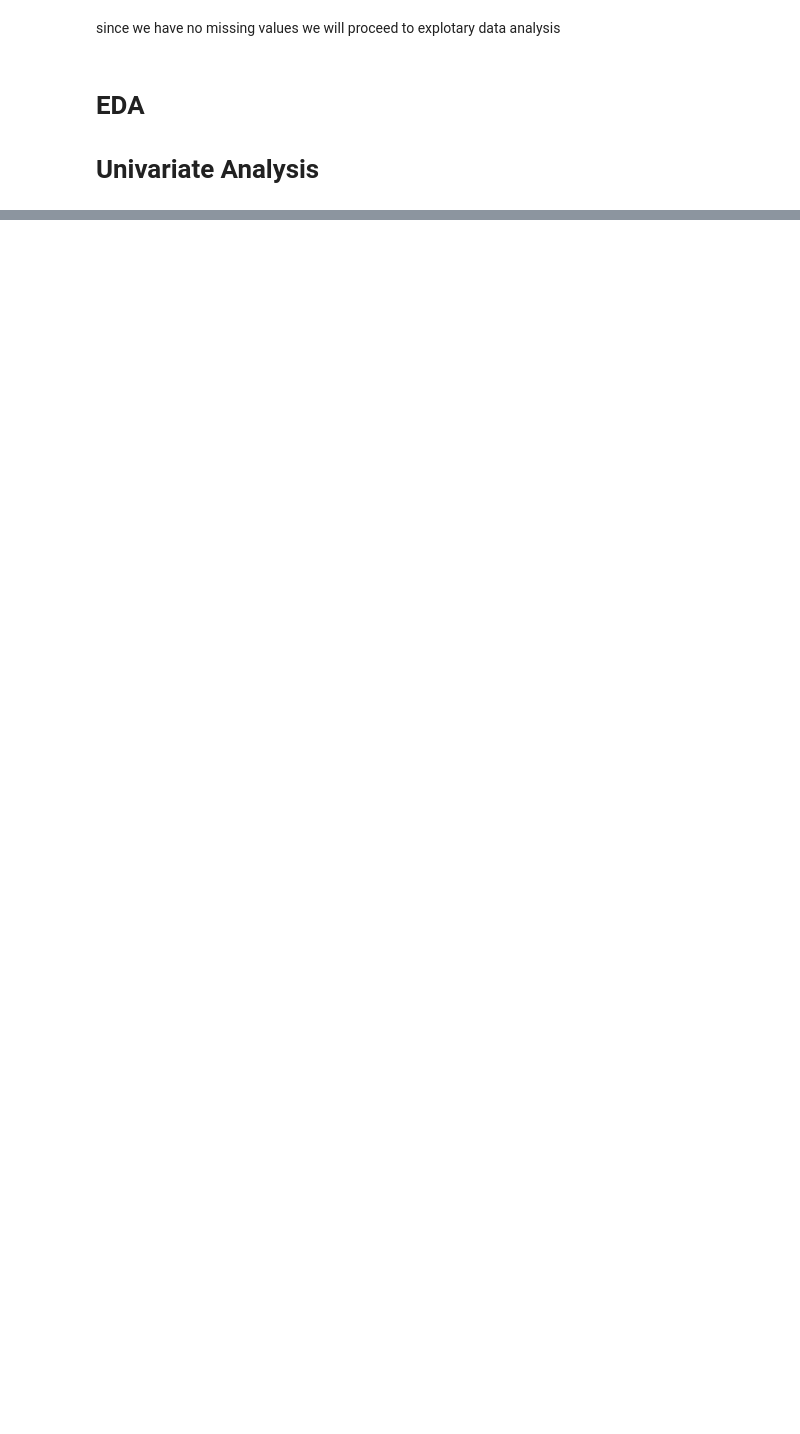
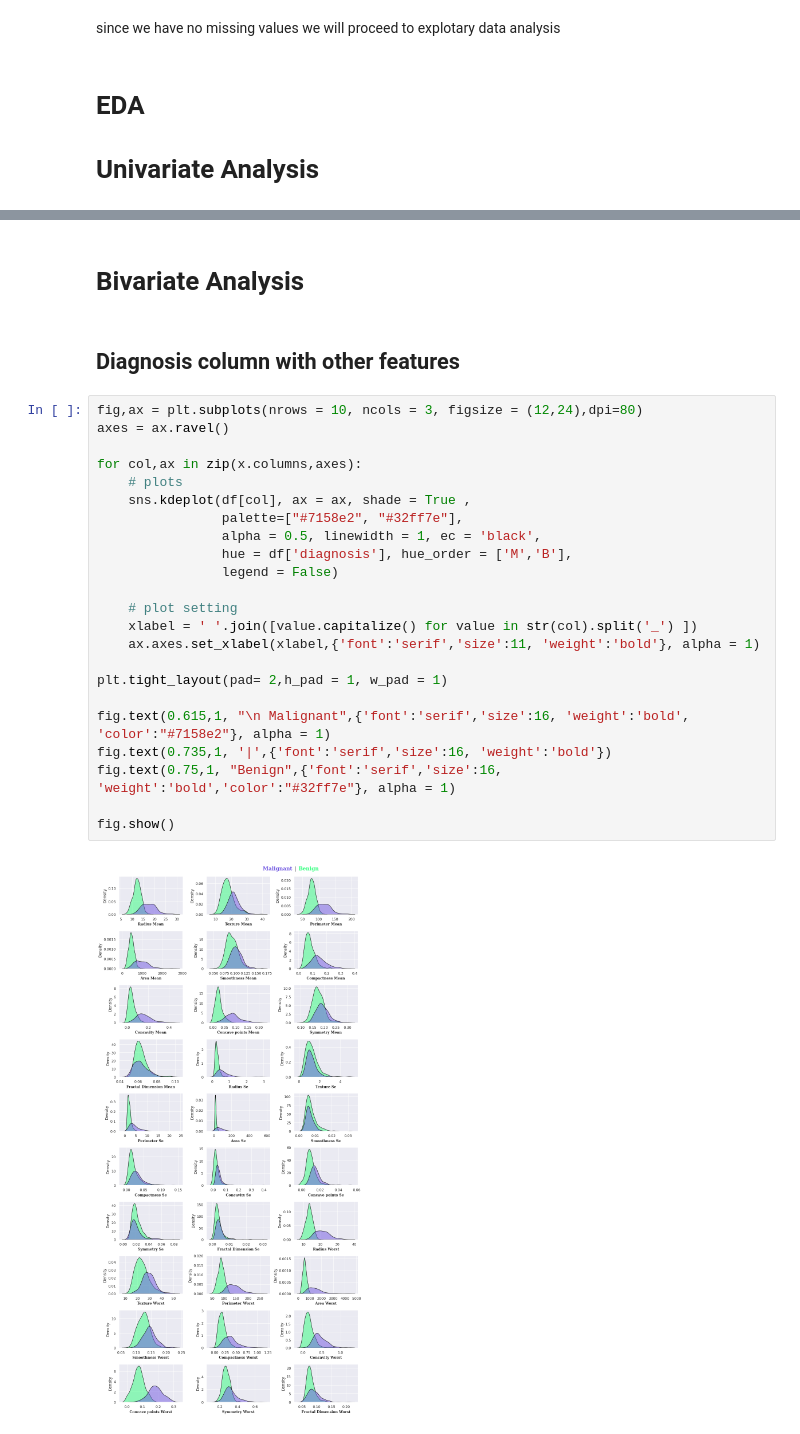
Before and after one commit to Jeremy-Tesh/casual-inference, a Jupyter notebook: notebooks/EDA.ipynb, the cells around one changed output, grey strips where cells are left out. Cells and saved outputs as stored; diff of their text form; blank space fills up the shorter version.

```diff
--- a/notebooks/EDA.ipynb
+++ b/notebooks/EDA.ipynb
@@ -81,0 +136,29 @@ since we have no missing values we will proceed to explotary data analysis
+# %% [markdown]
+# Bivariate Analysis
+# %% [markdown]
+## Diagnosis column with other features
+# %%
+fig,ax = plt.subplots(nrows = 10, ncols = 3, figsize = (12,24),dpi=80)
+axes = ax.ravel()
+
+for col,ax in zip(x.columns,axes):
+    # plots
+    sns.kdeplot(df[col], ax = ax, shade = True ,
+                palette=["#7158e2", "#32ff7e"],
+                alpha = 0.5, linewidth = 1, ec = 'black',
+                hue = df['diagnosis'], hue_order = ['M','B'],
+                legend = False)
+
+    # plot setting
+    xlabel = ' '.join([value.capitalize() for value in str(col).split('_') ])
+    ax.axes.set_xlabel(xlabel,{'font':'serif','size':11, 'weight':'bold'}, alpha = 1)
+
+plt.tight_layout(pad= 2,h_pad = 1, w_pad = 1)
+
+fig.text(0.615,1, "\n Malignant",{'font':'serif','size':16, 'weight':'bold', 'color':"#7158e2"}, alpha = 1)
+fig.text(0.735,1, '|',{'font':'serif','size':16, 'weight':'bold'})
+fig.text(0.75,1, "Benign",{'font':'serif','size':16, 'weight':'bold','color':"#32ff7e"}, alpha = 1)
+
+fig.show()
+# %% [output]
+[figure, added]
```
Also changed, not shown: parts of 12 cells of this notebook, 5 other files.
